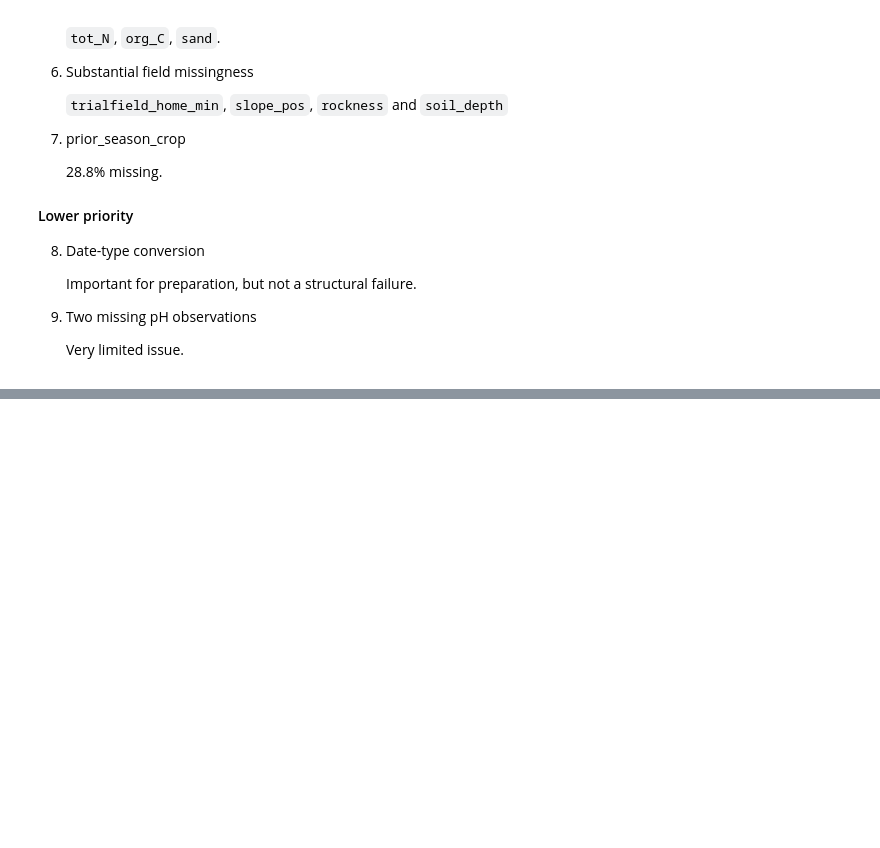
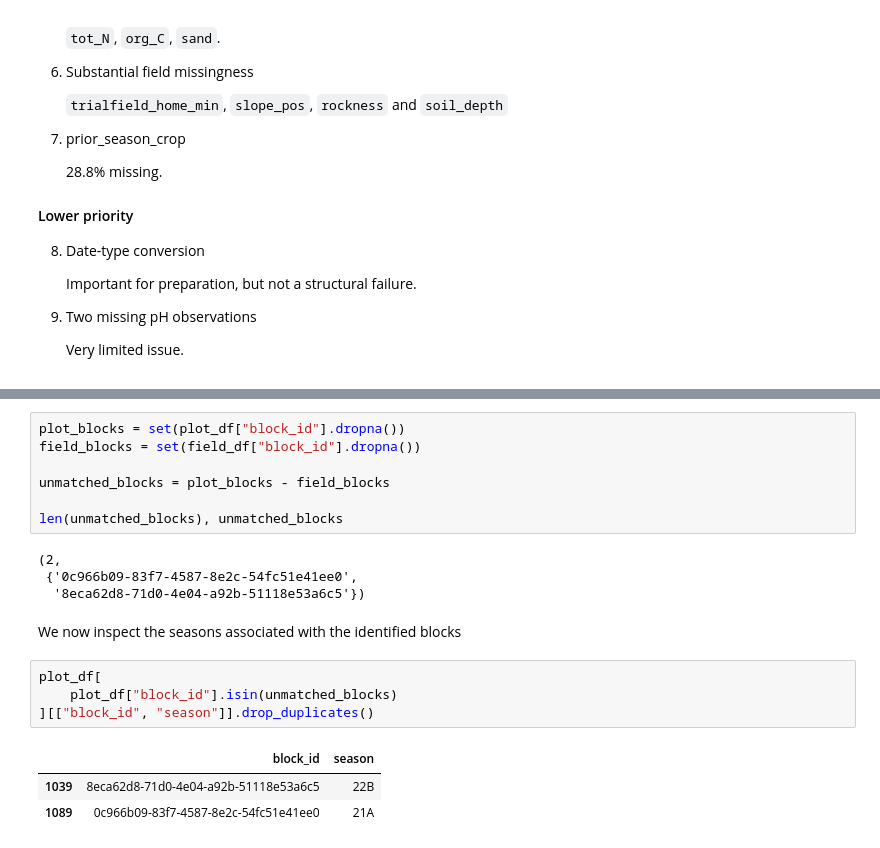
Before and after one commit to Vin-Okumu/maize-yield-optimization-rwanda, a Jupyter notebook: 02_Notebooks/01_data_audit.ipynb, the cells around one changed output, grey strips where cells are left out. Cells and saved outputs as stored; diff of their text form; blank space fills up the shorter version.

```diff
--- a/02_Notebooks/01_data_audit.ipynb
+++ b/02_Notebooks/01_data_audit.ipynb
@@ -1334,0 +1411,21 @@ We find that all 115 observations have non-missing `urea_V10_kgha` value.
+# %%
+plot_blocks = set(plot_df["block_id"].dropna())
+field_blocks = set(field_df["block_id"].dropna())
+
+unmatched_blocks = plot_blocks - field_blocks
+
+len(unmatched_blocks), unmatched_blocks
+# %% [output]
+(2,
+ {'0c966b09-83f7-4587-8e2c-54fc51e41ee0',
+  '8eca62d8-71d0-4e04-a92b-51118e53a6c5'})
+# %% [markdown]
+We now inspect the seasons associated with the identified blocks
+# %%
+plot_df[
+    plot_df["block_id"].isin(unmatched_blocks)
+][["block_id", "season"]].drop_duplicates()
+# %% [output]
+|  | block_id | season |
+| 1039 | 8eca62d8-71d0-4e04-a92b-51118e53a6c5 | 22B |
+| 1089 | 0c966b09-83f7-4587-8e2c-54fc51e41ee0 | 21A |
```
Also changed, not shown: parts of 9 cells of this notebook, 1 other file.
